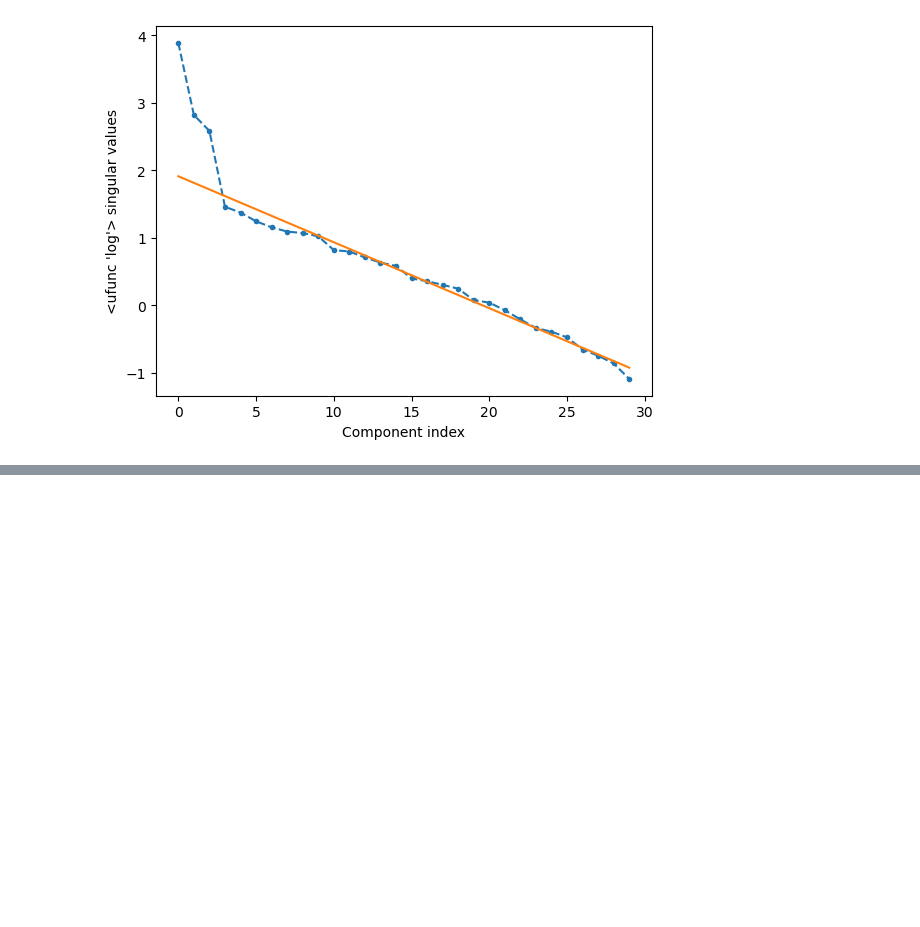
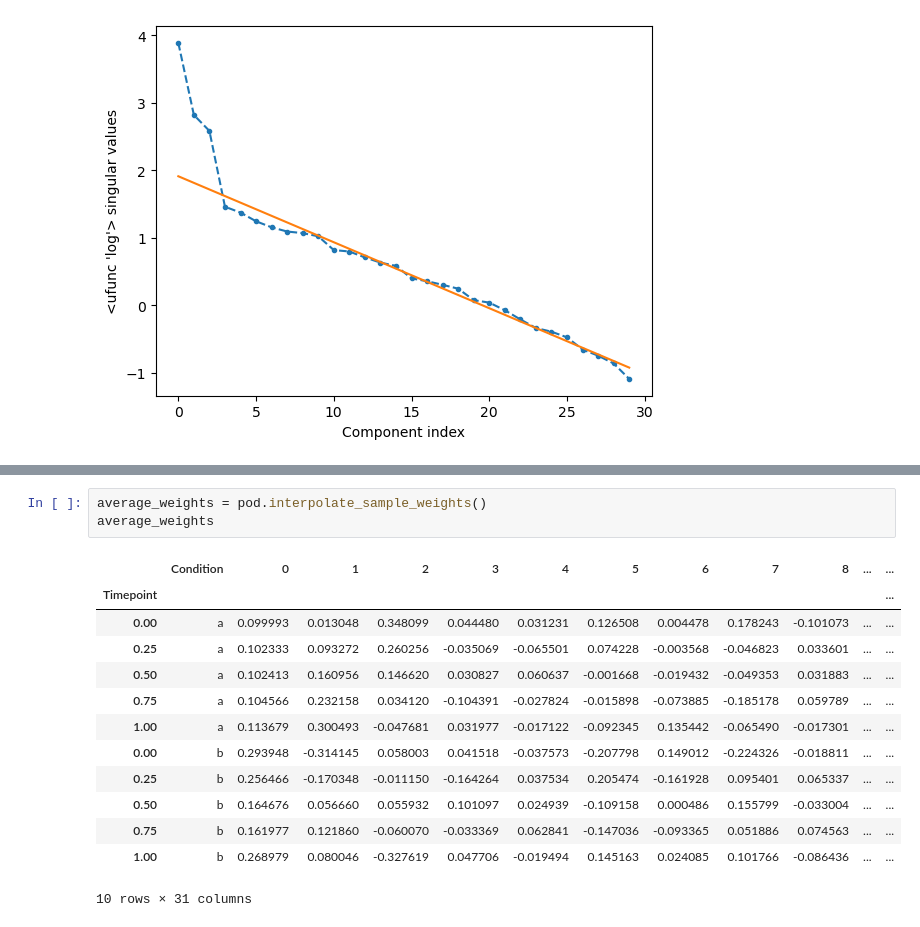
Before and after one commit to swaldherr/podomics, a Jupyter notebook: Tutorial.ipynb, the cells around one changed output, grey strips where cells are left out. Drawn from its saved outputs; the diff is of its cells as text; blank space fills up the shorter version.

```diff
--- a/Tutorial.ipynb
+++ b/Tutorial.ipynb
@@ -128,0 +129,17 @@ Text(0, 0.5, 'Component 2')
+# %%
+average_weights = pod.interpolate_sample_weights()
+average_weights
+# %% [output]
+|  | Condition | 0 | 1 | 2 | 3 | 4 | 5 | 6 | 7 | 8 | ... | ... |
+| Timepoint |  |  |  |  |  |  |  |  |  |  |  | ... |
+| 0.00 | a | 0.099993 | 0.013048 | 0.348099 | 0.044480 | 0.031231 | 0.126508 | 0.004478 | 0.178243 | -0.101073 | ... | ... |
+| 0.25 | a | 0.102333 | 0.093272 | 0.260256 | -0.035069 | -0.065501 | 0.074228 | -0.003568 | -0.046823 | 0.033601 | ... | ... |
+| 0.50 | a | 0.102413 | 0.160956 | 0.146620 | 0.030827 | 0.060637 | -0.001668 | -0.019432 | -0.049353 | 0.031883 | ... | ... |
+| 0.75 | a | 0.104566 | 0.232158 | 0.034120 | -0.104391 | -0.027824 | -0.015898 | -0.073885 | -0.185178 | 0.059789 | ... | ... |
+| 1.00 | a | 0.113679 | 0.300493 | -0.047681 | 0.031977 | -0.017122 | -0.092345 | 0.135442 | -0.065490 | -0.017301 | ... | ... |
+| 0.00 | b | 0.293948 | -0.314145 | 0.058003 | 0.041518 | -0.037573 | -0.207798 | 0.149012 | -0.224326 | -0.018811 | ... | ... |
+| 0.25 | b | 0.256466 | -0.170348 | -0.011150 | -0.164264 | 0.037534 | 0.205474 | -0.161928 | 0.095401 | 0.065337 | ... | ... |
+| 0.50 | b | 0.164676 | 0.056660 | 0.055932 | 0.101097 | 0.024939 | -0.109158 | 0.000486 | 0.155799 | -0.033004 | ... | ... |
+| 0.75 | b | 0.161977 | 0.121860 | -0.060070 | -0.033369 | 0.062841 | -0.147036 | -0.093365 | 0.051886 | 0.074563 | ... | ... |
+| 1.00 | b | 0.268979 | 0.080046 | -0.327619 | 0.047706 | -0.019494 | 0.145163 | 0.024085 | 0.101766 | -0.086436 | ... | ... |
+10 rows × 31 columns
```
Also changed, not shown: parts of 5 cells of this notebook, 2 other files.
